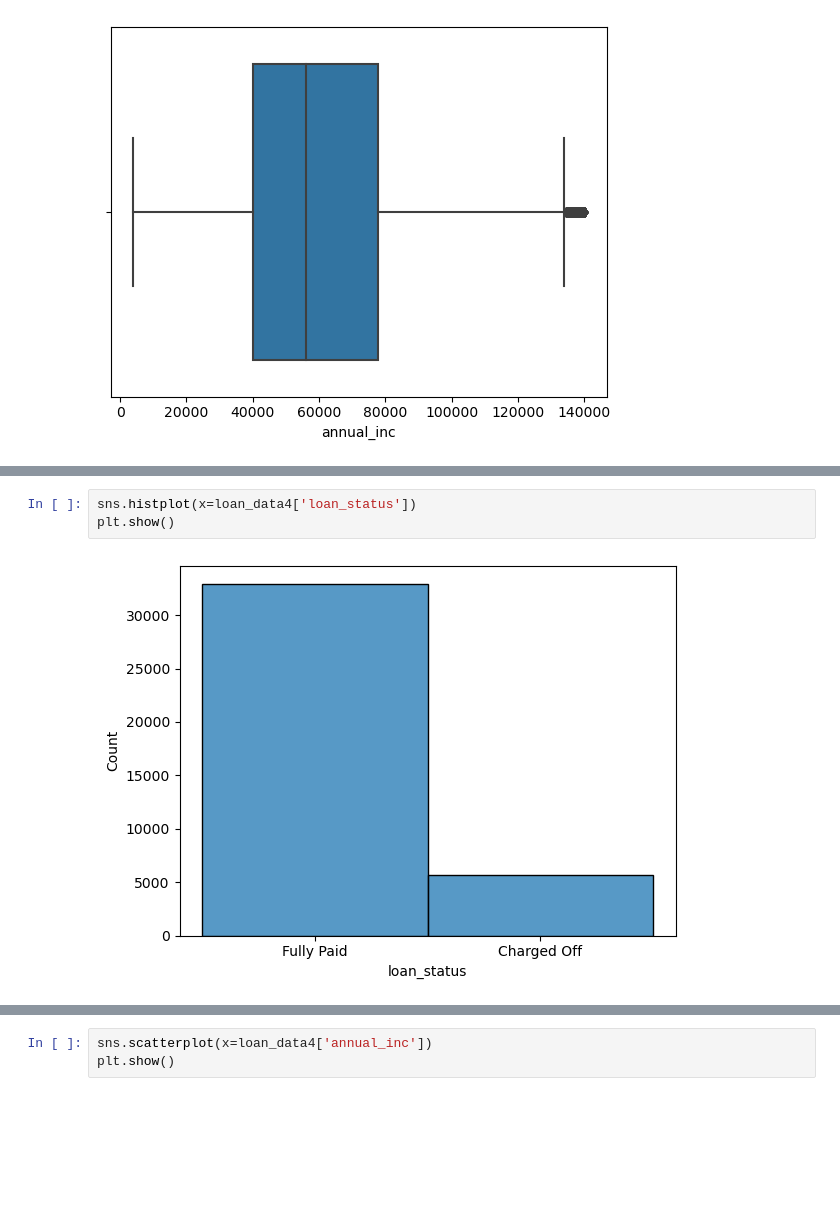
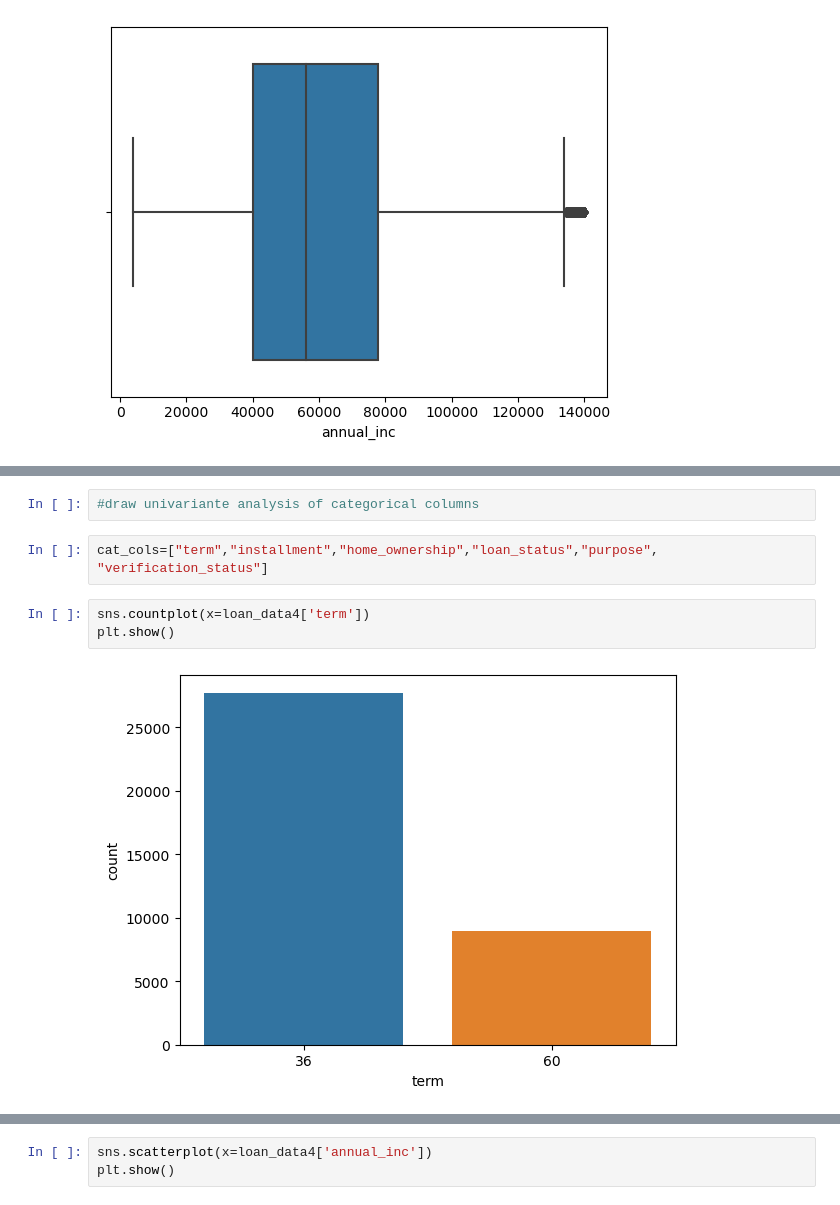
Before and after one commit to vmishra0905/lending-club-case-study, a Jupyter notebook: loan_eda_final.ipynb, the cells around one changed output, grey strips where cells are left out. Saved outputs shown, nothing was run; the diff lists cells and outputs as text; blank space fills up the shorter version.

```diff
--- a/loan_eda_final.ipynb
+++ b/loan_eda_final.ipynb
@@ -512,5 +589,9 @@ plt.show()
+# %%
+#draw univariante analysis of categorical columns
+# %%
+cat_cols=["term","installment","home_ownership","loan_status","purpose", "verification_status"]
 # %%
-sns.histplot(x=loan_data4['loan_status'])
+sns.countplot(x=loan_data4['term'])
 plt.show()
 # %% [output]
-[figure, old version]
+[figure, new version]
```
Also changed, not shown: parts of 42 cells of this notebook.
